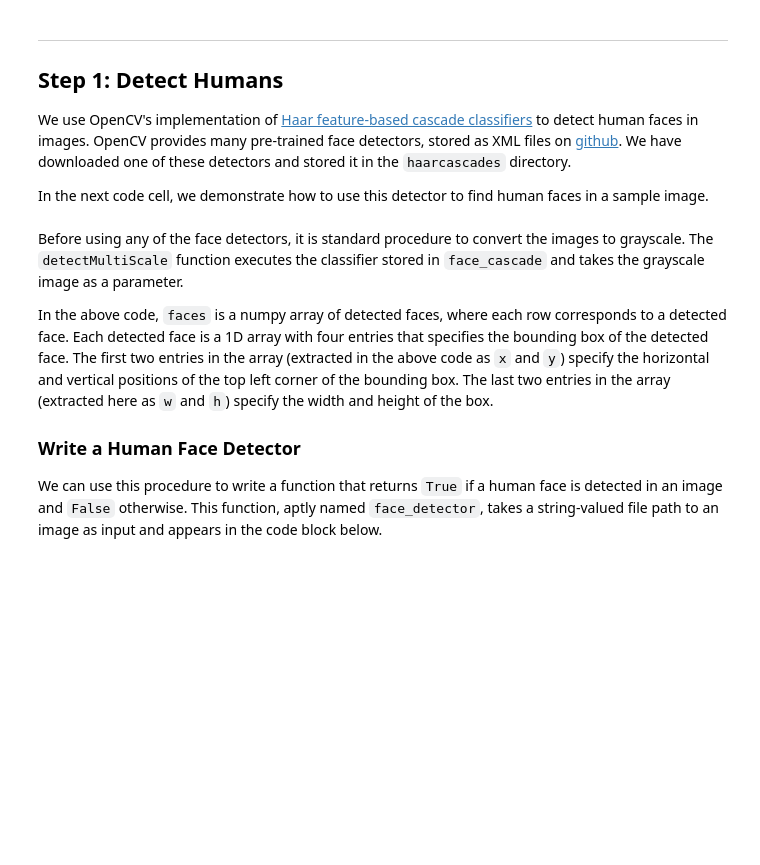
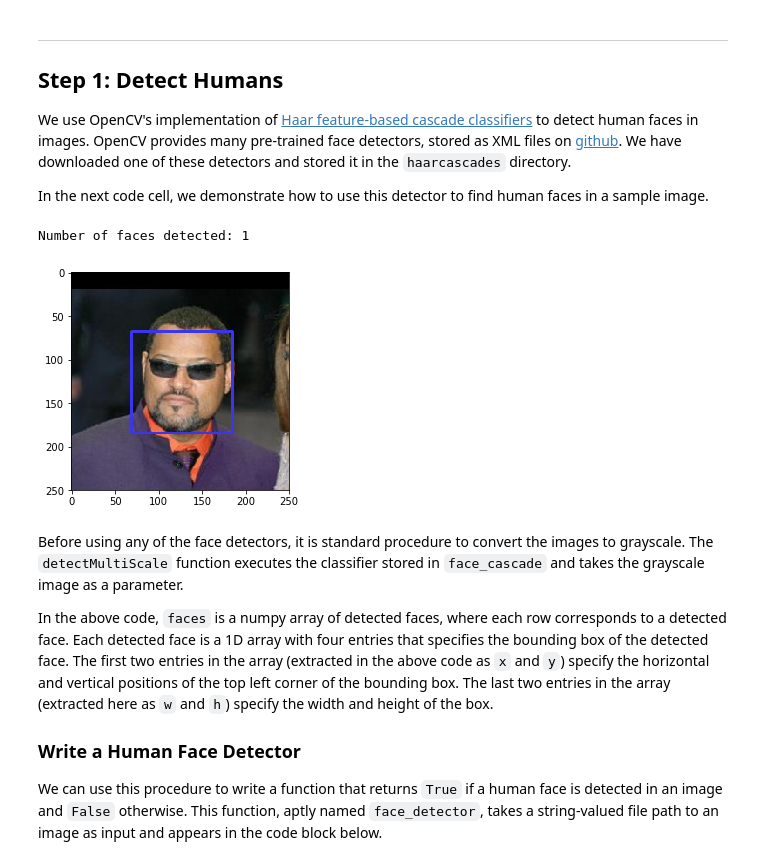
Before and after one commit to tingtingr/dogbreedclassifier, a Jupyter notebook: dog_app.ipynb, the cells around one changed output. Drawn from its saved outputs; the diff is of its cells as text; code cells hidden in the pictures; blank space fills up the shorter version.

```diff
--- a/dog_app.ipynb
+++ b/dog_app.ipynb
@@ -104,33 +143,37 @@ In the next code cell, we demonstrate how to use this detector to find human fac
 # %%
 import cv2
 import matplotlib.pyplot as plt
 %matplotlib inline
 
 # extract pre-trained face detector
-face_cascade = cv2.CascadeClassifier('haarcascades/haarcascade_frontalface_alt.xml')
+face_cascade = cv2.CascadeClassifier('C:/STUDY/MachineLearning/Udacity/dog-project/haarcascades/haarcascade_frontalface_alt.xml')
 
 # load color (BGR) image
 img = cv2.imread(human_files[3])
 # convert BGR image to grayscale
+# print(img)
 gray = cv2.cvtColor(img, cv2.COLOR_BGR2GRAY)
-
+# print(gray)
 # find faces in image
 faces = face_cascade.detectMultiScale(gray)
 
 # print number of faces detected in the image
 print('Number of faces detected:', len(faces))
 
 # get bounding box for each detected face
 for (x,y,w,h) in faces:
     # add bounding box to color image
-    cv2.rectangle(img,(x,y),(x+w,y+h),(255,0,0),2)
+    cv2.rectangle(img,(x,y),(x+w,y+h),(237, 52, 61),2)
 
 # convert BGR image to RGB for plotting
 cv_rgb = cv2.cvtColor(img, cv2.COLOR_BGR2RGB)
 
 # display the image, along with bounding box
 plt.imshow(cv_rgb)
 plt.show()
+# %% [output]
+Number of faces detected: 1
+[figure, added]
 # %% [markdown]
 Before using any of the face detectors, it is standard procedure to convert the images to grayscale.  The `detectMultiScale` function executes the classifier stored in `face_cascade` and takes the grayscale image as a parameter.
 
```
Also changed, not shown: parts of 22 cells of this notebook, 12 other files.
